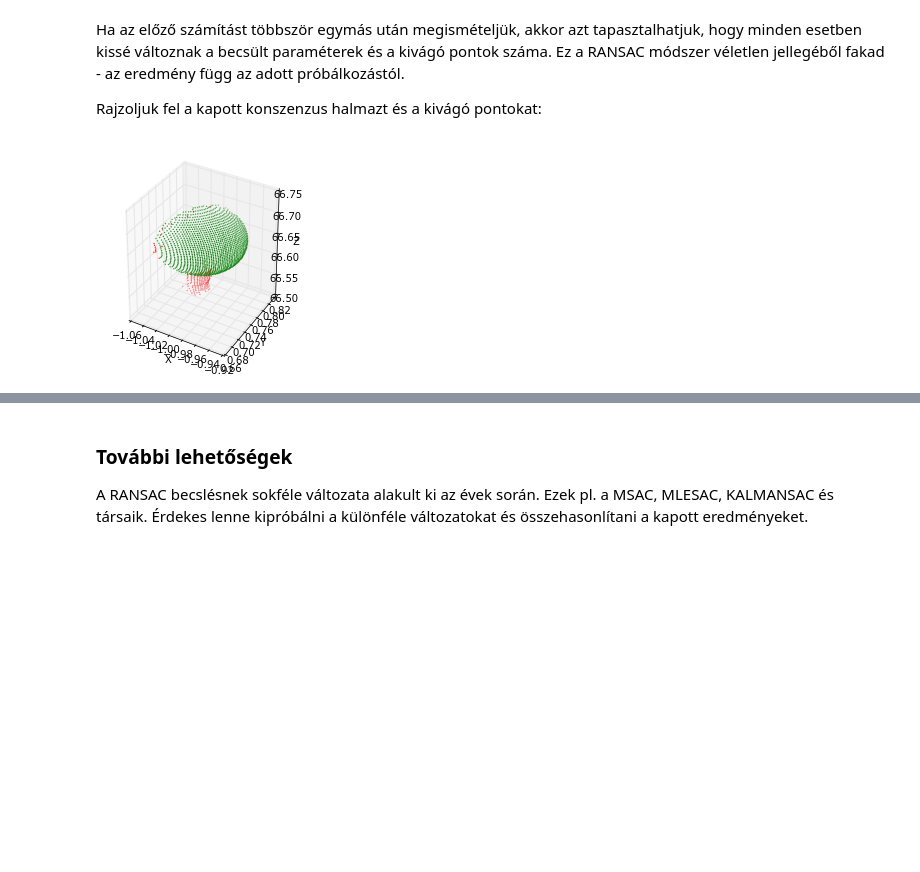
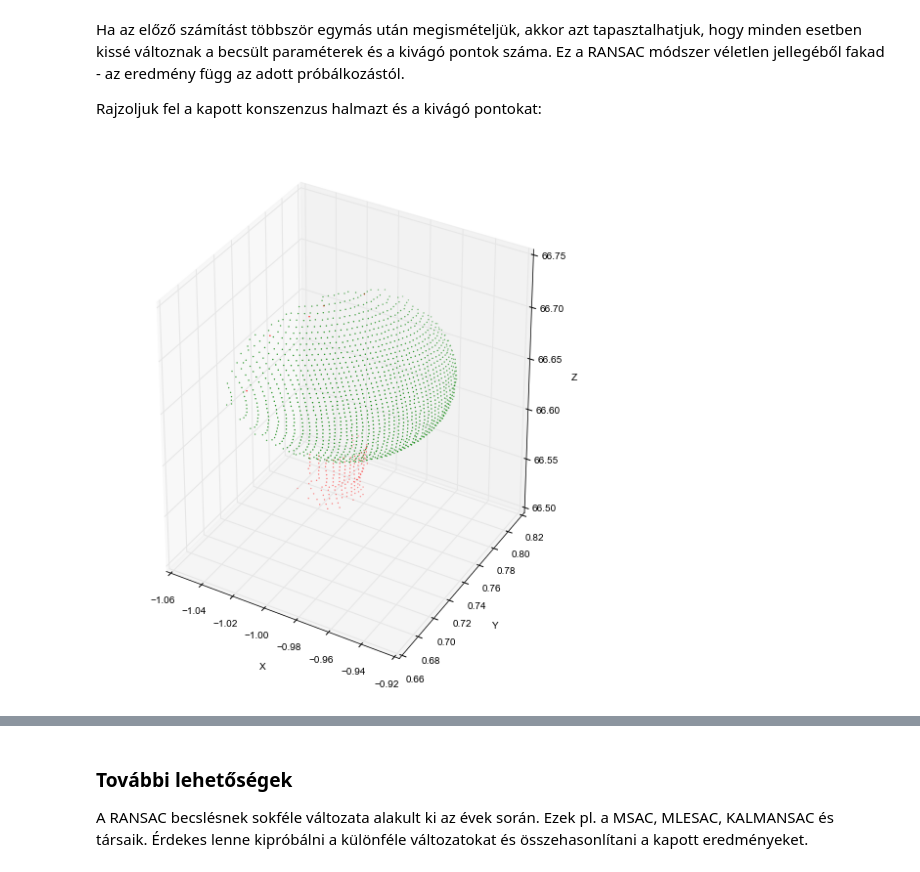
Before and after one commit to gyulat/RANSAC-examples, a Jupyter notebook: SphRANSAC.ipynb, the cells around one changed output, grey strips where cells are left out. Cells and saved outputs as stored; diff of their text form; code cells hidden in the pictures; blank space fills up the shorter version.

```diff
--- a/SphRANSAC.ipynb
+++ b/SphRANSAC.ipynb
@@ -66,6 +66,7 @@ class SphereModel:
         self.params=svdsolve(M,h)
         # gömb sugara
         r=np.sqrt(np.sum(self.params[0:3]**2)-self.params[3])
+        self.params[3]=r
         # középpont koordinátái
         self.params[0:3] = self.params[0:3]+Xm
         return True
@@ -111,9 +112,10 @@ import matplotlib.pyplot as plt
 X1=np.loadtxt("./dat/sphere.dat")
 
 ## kirajzoljuk
-fig = plt.figure()
+width=10; height=10
+fig = plt.figure(figsize=(width, height))
 ax = fig.add_subplot(111, aspect='equal', projection='3d')
-ax.scatter(X1[:,0], X1[:,1], X1[:,2], s=2)
+ax.scatter(X1[:,0], X1[:,1], X1[:,2], edgecolors='none', s=2)
 ax.set_xlabel('X')
 ax.set_ylabel('Y')
 ax.set_zlabel('Z')
@@ -125,5 +127,5 @@ Az adatok beolvasása után elvégezzük a gömb RANSAC becslését. Az esetünk
 # %%
-ransac_model, inliers = sm.ransac(X1, SphereModel, 4, 0.07)
+ransac_model, inliers = sm.ransac(X1, SphereModel, 4, 0.003)
 
 np.set_printoptions(suppress=True)
 print ransac_model.params
@@ -138,14 +140,14 @@ Ha az előző számítást többször egymás után megismételjük, akkor azt t
 
 Rajzoljuk fel a kapott konszenzus halmazt és a kivágó pontokat:
 # %%
-fig = plt.figure()
+fig = plt.figure(figsize=(width, height))
 ax = fig.add_subplot(111, aspect='equal', projection='3d')
 ax.scatter(X1[inliers,0], X1[inliers,1], X1[inliers,2], edgecolors='none', c='green',s=2)
 outliers = np.invert(inliers)
 ax.scatter(X1[outliers,0], X1[outliers,1], X1[outliers,2], edgecolors='none', c='red',s=2)
 ax.set_xlabel('X')
 ax.set_ylabel('Y')
 ax.set_zlabel('Z')
 plt.show()
 # %% [output]
-[figure, old version]
+[figure, new version]
```
Also changed, not shown: parts of 7 cells of this notebook.
